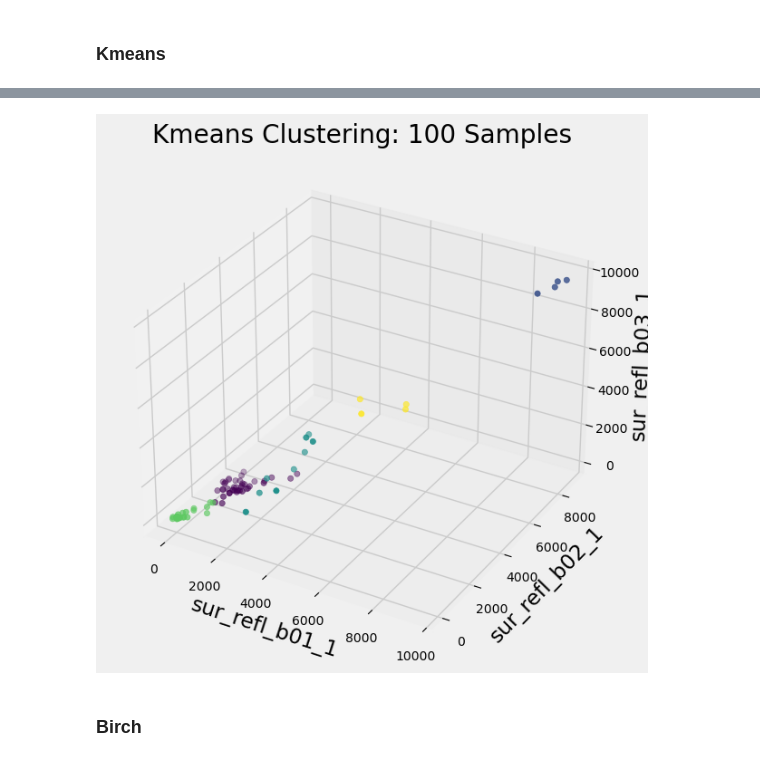
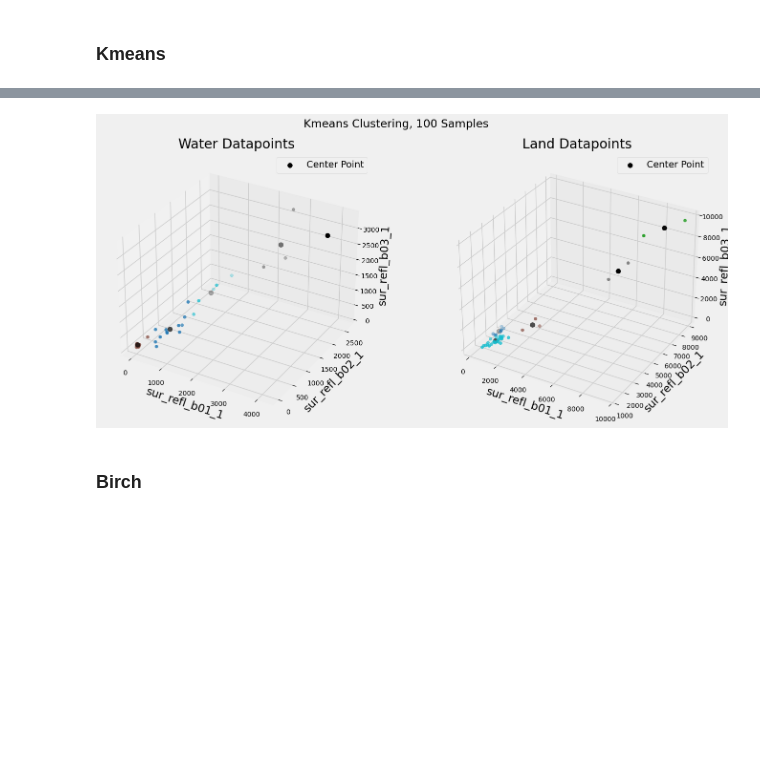
Before and after one commit to nasa-nccs-hpda/modis-water-classification, a Jupyter notebook: modis_water_training/view/notebook/Burke_Analysis/MODIS_Water_Clustering_Analysis.ipynb, the cells around one changed output, grey strips where cells are left out. Saved outputs shown, nothing was run; the diff lists cells and outputs as text; code cells hidden in the pictures; blank space fills up the shorter version.

```diff
--- a/modis_water_training/view/notebook/Burke_Analysis/MODIS_Water_Clustering_Analysis.ipynb
+++ b/modis_water_training/view/notebook/Burke_Analysis/MODIS_Water_Clustering_Analysis.ipynb
@@ -273,6 +399,17 @@ print(f'subset data shape: {X.shape}, {y.shape}')
 # %% [output]
 Imbalancing data, sampling 0.5 from land, 0.5 from water
 subset data shape: (100, 3), (100,)
+# %%
+#Getting the indices that are associated with land (0) and water (1)
+y_water_ind_3D = np.where(y>0.5)[0]
+y_land_ind_3D = np.where(y<0.5)[0]
+
+#Subset the X AND y data to later subset with the clusters and then combine for RFA
+X_water_3D = X.iloc[y_water_ind_3D,:]
+y_water_3D = y.iloc[y_water_ind_3D]
+
+X_land_3D = X.iloc[y_land_ind_3D,:]
+y_land_3D = y.iloc[y_land_ind_3D]
 # %%
 fig = plt.figure(figsize = (7, 7))
 ax = plt.axes(projection ="3d")
@@ -297,6 +437,6 @@ common_params = {
 }
 # %%
 %%time
-kme =  KMeans(n_clusters=5, **common_params).fit(X)
-kmeans_output = kme.predict(X)
+kme_water_3D =  KMeans(n_clusters=5, **common_params).fit(X_water_3D)
+kmeans_output_water_3D = kme_water_3D.predict(X_water_3D)
 # %% [output]
@@ -304,0 +445,4 @@ Wall time: 8.78 ms
+# %%
+%%time
+kme_land_3D =  KMeans(n_clusters=5, **common_params).fit(X_land_3D)
+kmeans_output_land_3D = kme_land_3D.predict(X_land_3D)
@@ -305,19 +452,41 @@ Wall time: 8.78 ms
 # %%
-fig = plt.figure(figsize = (7, 7))
-ax = plt.axes(projection ="3d")
-plt.title(f'Kmeans Clustering: {num_datapoints} Samples')
-ax.tick_params(axis='both', which='major', labelsize=10)
-ax.tick_params(axis='both', which='minor', labelsize=10)
+fig = plt.figure(figsize = (15, 7))
 
-ax.scatter(X.values[:,0], X.values[:,1], X.values[:,2],marker='o',c=kmeans_output)
+plt.suptitle(f'Kmeans Clustering, {num_datapoints} Samples')
+ax1 = plt.subplot(121,projection ="3d")
+# ax1 = plt.axes(projection ="3d")
+ax1.set_title(f'Water Datapoints')
+ax1.tick_params(axis='both', which='major', labelsize=10)
+ax1.tick_params(axis='both', which='minor', labelsize=10)
 
-ax.set_xlabel(X.columns[0])
-ax.set_ylabel(X.columns[1])
-ax.set_zlabel(X.columns[2])
+ax1.scatter(X_water_3D.values[:,0], X_water_3D.values[:,1], X_water_3D.values[:,2],
+           marker='o',c=kmeans_output_water_3D,cmap='tab10')
+ax1.scatter(kme_water_3D.cluster_centers_[:,0],kme_water_3D.cluster_centers_[:,1],kme_water_3D.cluster_centers_[:,2],
+            label='Center Point',c='k',s=50)
+ax1.legend()
+ax1.set_xlabel(X_water_3D.columns[0])
+ax1.set_ylabel(X_water_3D.columns[1])
+ax1.set_zlabel(X_water_3D.columns[2])
+
+
+ax2 = plt.subplot(122,projection ="3d")
+# ax2 = plt.axes(projection ="3d")
+ax2.tick_params(axis='both', which='major', labelsize=10)
+ax2.tick_params(axis='both', which='minor', labelsize=10)
+
+ax2.set_title(f'Land Datapoints')
+ax2.scatter(X_land_3D.values[:,0], X_land_3D.values[:,1], X_land_3D.values[:,2],
+           marker='o',c=kmeans_output_land_3D,cmap='tab10')
+ax2.scatter(kme_land_3D.cluster_centers_[:,0],kme_land_3D.cluster_centers_[:,1],kme_land_3D.cluster_centers_[:,2],
+            label='Center Point',c='k',s=50)
+ax2.legend()
+ax2.set_xlabel(X_land_3D.columns[0])
+ax2.set_ylabel(X_land_3D.columns[1])
+ax2.set_zlabel(X_land_3D.columns[2])
 
 plt.show()
 # %% [output]
-[figure, old version]
+[figure, new version]
 # %% [markdown]
 ### Birch
 # %%
```
Also changed, not shown: parts of 28 cells of this notebook, 4 other files.
